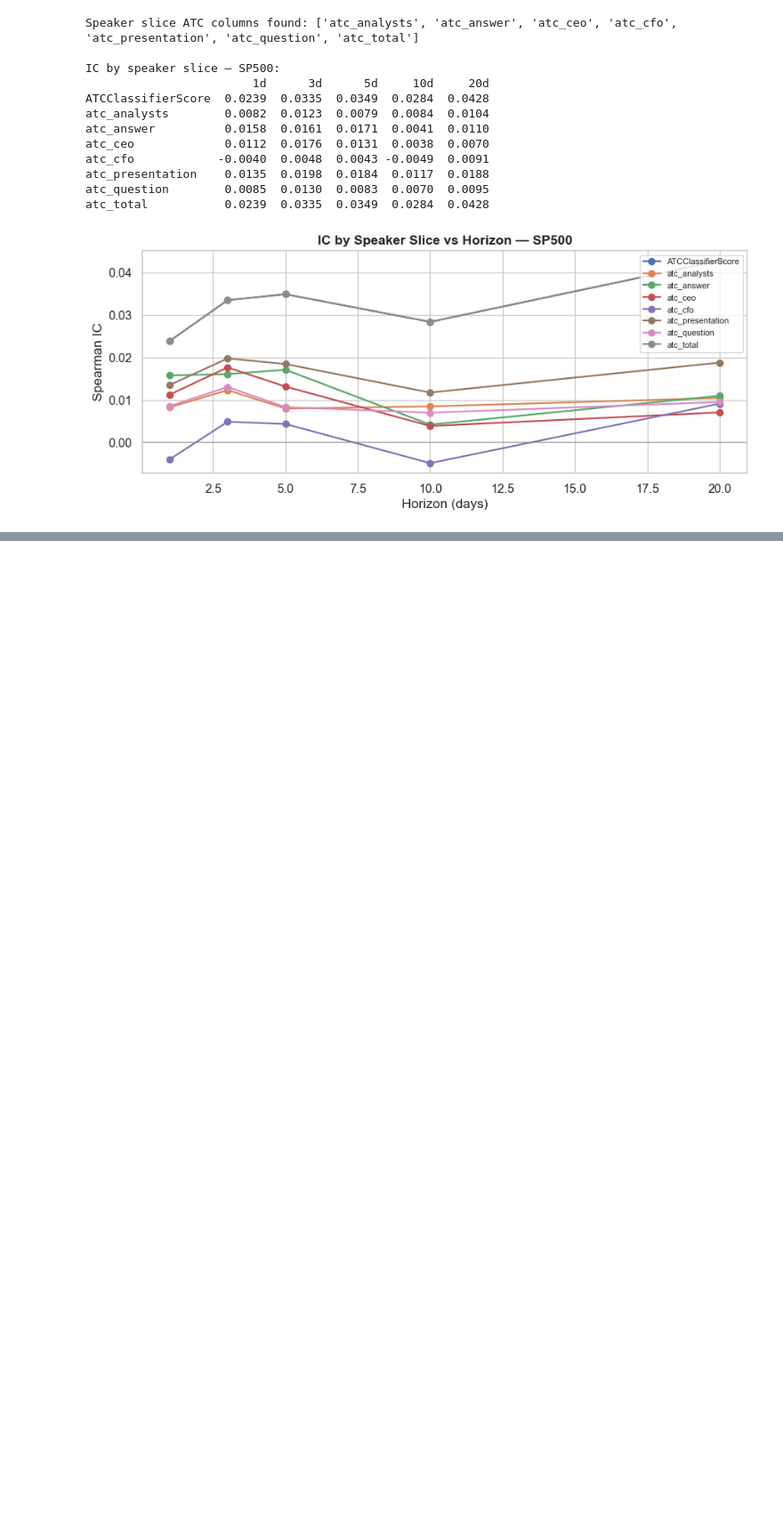
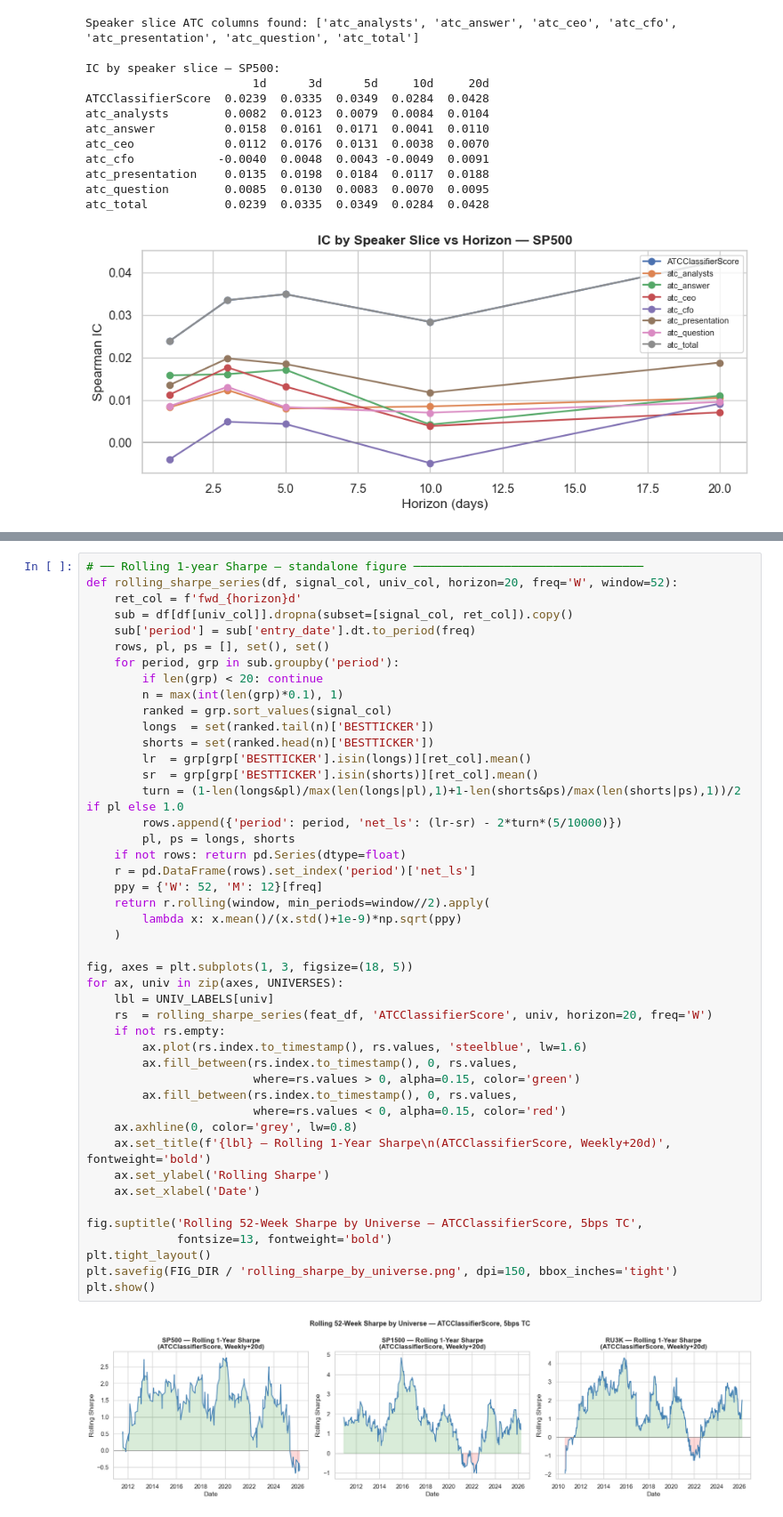
Before and after one commit to ItachiUchiha729/NLP_FinalProject_ATC_Backtest, a Jupyter notebook: notebooks/04_backtest_baseline.ipynb, the cells around one changed output, grey strips where cells are left out. Shown at 89% size. Cells and saved outputs as stored; diff of their text form; blank space fills up the shorter version.

```diff
--- a/notebooks/04_backtest_baseline.ipynb
+++ b/notebooks/04_backtest_baseline.ipynb
@@ -444,0 +628,47 @@ atc_total           0.0239  0.0335  0.0349  0.0284  0.0428
+# %%
+# ── Rolling 1-year Sharpe — standalone figure ─────────────────────────────────
+def rolling_sharpe_series(df, signal_col, univ_col, horizon=20, freq='W', window=52):
+    ret_col = f'fwd_{horizon}d'
+    sub = df[df[univ_col]].dropna(subset=[signal_col, ret_col]).copy()
+    sub['period'] = sub['entry_date'].dt.to_period(freq)
+    rows, pl, ps = [], set(), set()
+    for period, grp in sub.groupby('period'):
+        if len(grp) < 20: continue
+        n = max(int(len(grp)*0.1), 1)
+        ranked = grp.sort_values(signal_col)
+        longs  = set(ranked.tail(n)['BESTTICKER'])
+        shorts = set(ranked.head(n)['BESTTICKER'])
+        lr  = grp[grp['BESTTICKER'].isin(longs)][ret_col].mean()
+        sr  = grp[grp['BESTTICKER'].isin(shorts)][ret_col].mean()
+        turn = (1-len(longs&pl)/max(len(longs|pl),1)+1-len(shorts&ps)/max(len(shorts|ps),1))/2 if pl else 1.0
+        rows.append({'period': period, 'net_ls': (lr-sr) - 2*turn*(5/10000)})
+        pl, ps = longs, shorts
+    if not rows: return pd.Series(dtype=float)
+    r = pd.DataFrame(rows).set_index('period')['net_ls']
+    ppy = {'W': 52, 'M': 12}[freq]
+    return r.rolling(window, min_periods=window//2).apply(
+        lambda x: x.mean()/(x.std()+1e-9)*np.sqrt(ppy)
+    )
+
+fig, axes = plt.subplots(1, 3, figsize=(18, 5))
+for ax, univ in zip(axes, UNIVERSES):
+    lbl = UNIV_LABELS[univ]
+    rs  = rolling_sharpe_series(feat_df, 'ATCClassifierScore', univ, horizon=20, freq='W')
+    if not rs.empty:
+        ax.plot(rs.index.to_timestamp(), rs.values, 'steelblue', lw=1.6)
+        ax.fill_between(rs.index.to_timestamp(), 0, rs.values,
+                        where=rs.values > 0, alpha=0.15, color='green')
+        ax.fill_between(rs.index.to_timestamp(), 0, rs.values,
+                        where=rs.values < 0, alpha=0.15, color='red')
+    ax.axhline(0, color='grey', lw=0.8)
+    ax.set_title(f'{lbl} — Rolling 1-Year Sharpe\n(ATCClassifierScore, Weekly+20d)', fontweight='bold')
+    ax.set_ylabel('Rolling Sharpe')
+    ax.set_xlabel('Date')
+
+fig.suptitle('Rolling 52-Week Sharpe by Universe — ATCClassifierScore, 5bps TC',
+             fontsize=13, fontweight='bold')
+plt.tight_layout()
+plt.savefig(FIG_DIR / 'rolling_sharpe_by_universe.png', dpi=150, bbox_inches='tight')
+plt.show()
+# %% [output]
+[figure, added]
```
Also changed, not shown: parts of 5 cells of this notebook, 13 other files.
